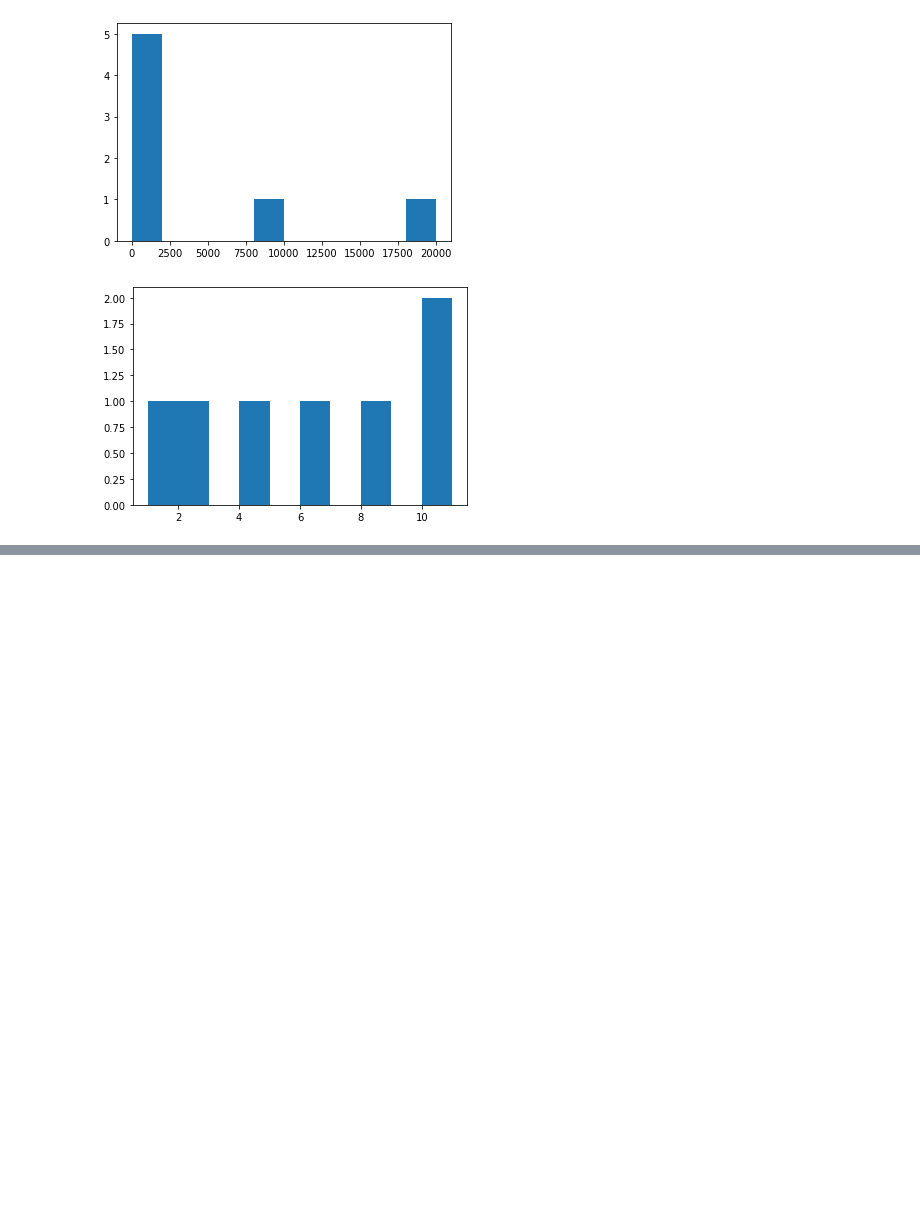
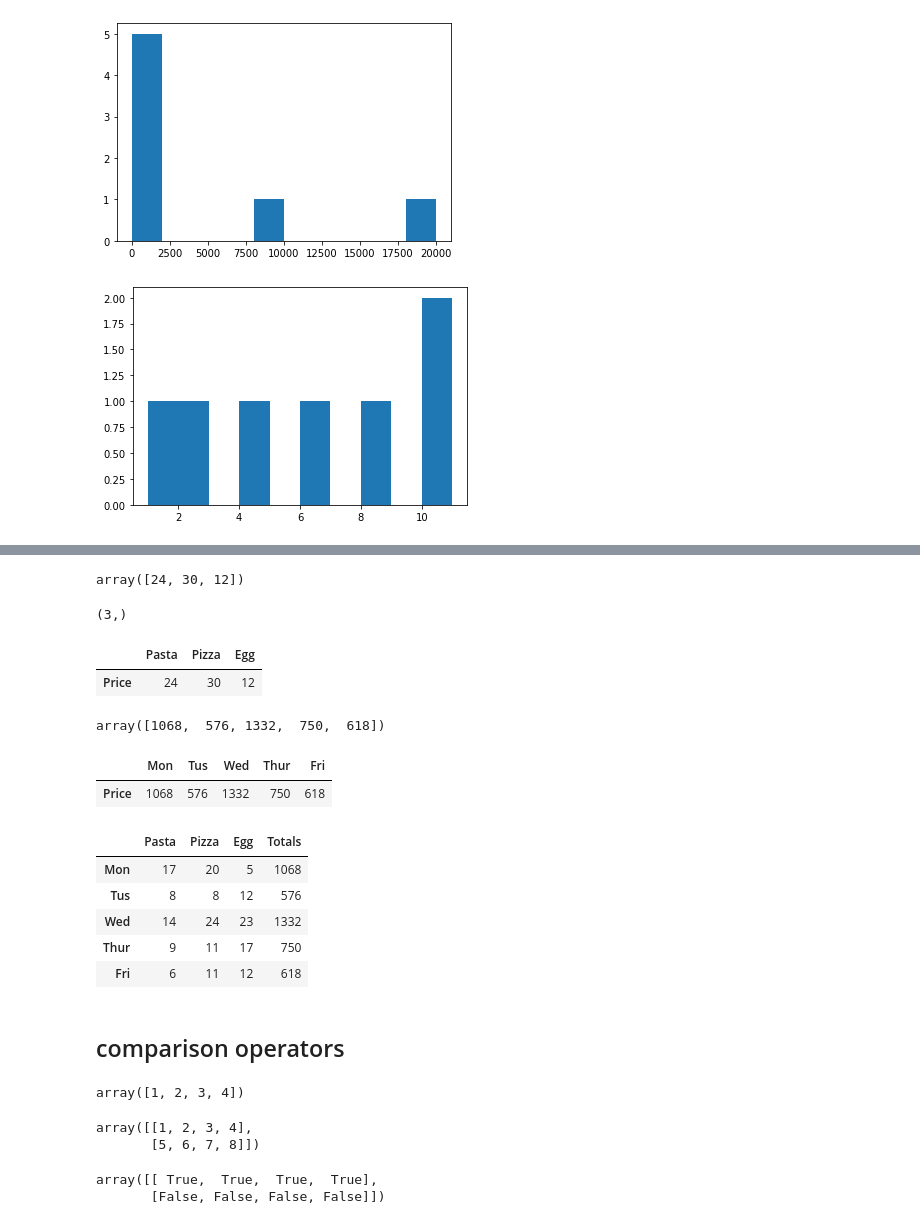
Before and after one commit to aliazani/machine-learning, a Jupyter notebook: 3-numpy/1-intoduction_to_numpy.ipynb, the cells around one changed output, grey strips where cells are left out. Drawn from its saved outputs; the diff is of its cells as text; code cells hidden in the pictures; blank space fills up the shorter version.

```diff
--- a/3-numpy/1-intoduction_to_numpy.ipynb
+++ b/3-numpy/1-intoduction_to_numpy.ipynb
@@ -508,0 +684,6 @@ plt.show()
+# %%
+# create weekly sale dataframe use day of week for indexes and for columns use some food name
+weekly_sales = pd.DataFrame(sales_amount,
+                           index=['Mon', 'Tus', 'Wed', 'Thur', 'Fri'],
+                           columns=['Pasta', 'Pizza', 'Egg'])
+weekly_sales
@@ -508,0 +697,40 @@ plt.show()
+# %%
+# create the price array
+prices = np.array([24, 30, 12])
+prices
+# %% [output]
+array([24, 30, 12])
+# %%
+prices.shape
+# %% [output]
+(3,)
+# %%
+df_prices = pd.DataFrame(prices.reshape(1, 3), index=['Price'],
+                        columns=['Pasta', 'Pizza', 'Egg'])
+df_prices
+# %% [output]
+|  | Pasta | Pizza | Egg |
+| Price | 24 | 30 | 12 |
+# %%
+total_sales = prices.dot(sales_amount.T)
+total_sales
+# %% [output]
+array([1068,  576, 1332,  750,  618])
+# %%
+# create daily_sales
+daily_sales = df_prices.dot(weekly_sales.T)
+daily_sales
+# %% [output]
+|  | Mon | Tus | Wed | Thur | Fri |
+| Price | 1068 | 576 | 1332 | 750 | 618 |
+# %%
+# Transpose daily beacuse it's row not column
+weekly_sales['Totals'] = daily_sales.T
+weekly_sales
+# %% [output]
+|  | Pasta | Pizza | Egg | Totals |
+| Mon | 17 | 20 | 5 | 1068 |
+| Tus | 8 | 8 | 12 | 576 |
+| Wed | 14 | 24 | 23 | 1332 |
+| Thur | 9 | 11 | 17 | 750 |
+| Fri | 6 | 11 | 12 | 618 |
@@ -508,0 +739,19 @@ plt.show()
+# %% [markdown]
+## comparison operators
+# %%
+# show a1
+a1
+# %% [output]
+array([1, 2, 3, 4])
+# %%
+# show another_a2
+another_a2
+# %% [output]
+array([[1, 2, 3, 4],
+       [5, 6, 7, 8]])
+# %%
+bool_array = a1 >= another_a2
+bool_array
+# %% [output]
+array([[ True,  True,  True,  True],
+       [False, False, False, False]])
```
Also changed, not shown: parts of 57 cells of this notebook, 5 other files.
